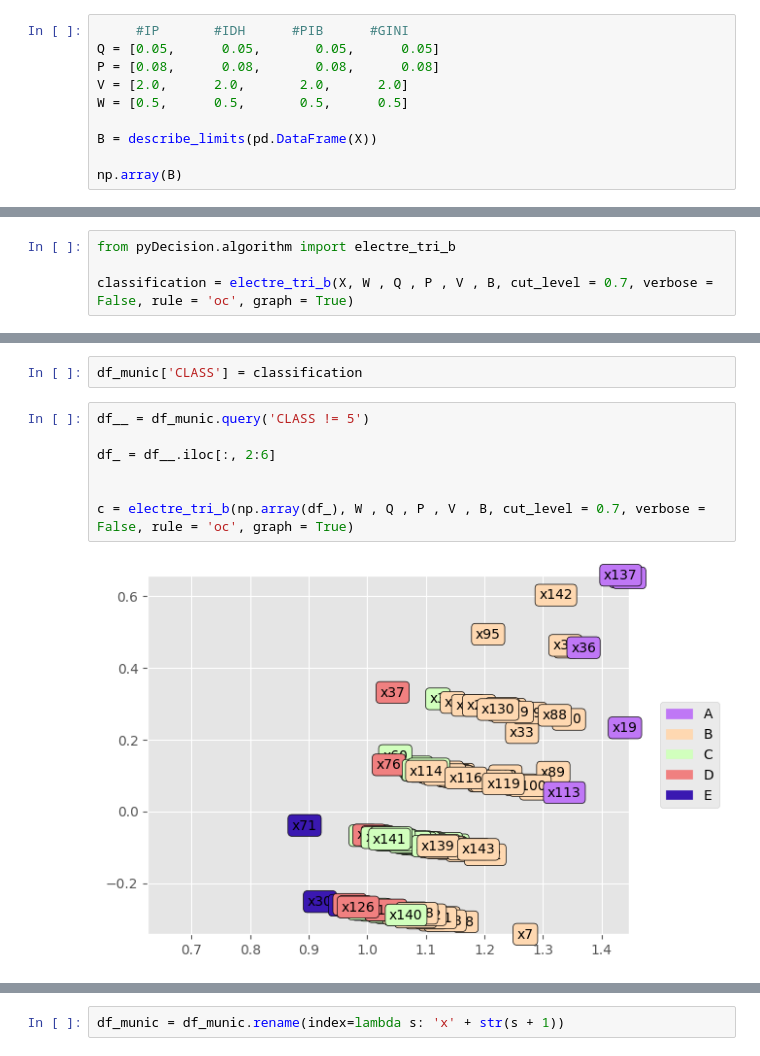
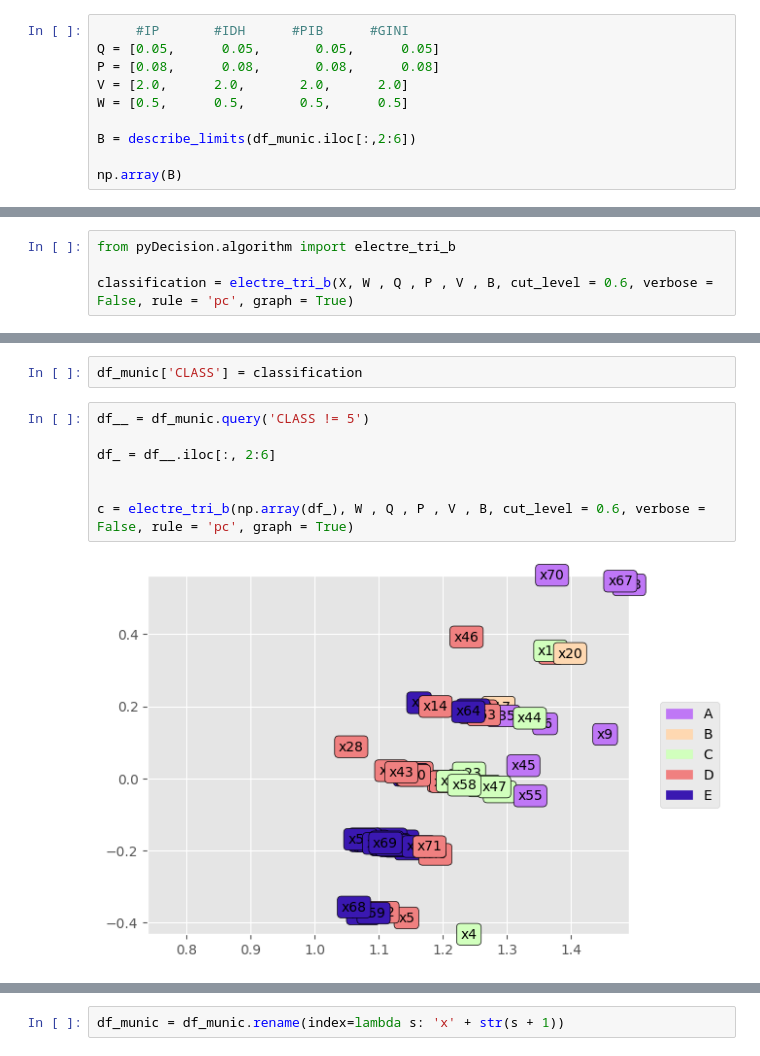
Before and after one commit to jlucioDev/woman_victims_v2, a Jupyter notebook: main.ipynb, the cells around one changed output, grey strips where cells are left out. Saved outputs shown, nothing was run; the diff lists cells and outputs as text.

```diff
--- a/main.ipynb
+++ b/main.ipynb
@@ -283,7 +328,7 @@ P = [0.08,      0.08,       0.08,      0.08]
 V = [2.0,      2.0,       2.0,      2.0]
 W = [0.5,      0.5,       0.5,      0.5]
 
-B = describe_limits(pd.DataFrame(X))
+B = describe_limits(df_munic.iloc[:,2:6])
 
 np.array(B)
 # %% [output]
@@ -315,5 +360,5 @@ df_munic.query('PIB < 0.0101')
 # %%
 from pyDecision.algorithm import electre_tri_b
 
-classification = electre_tri_b(X, W , Q , P , V , B, cut_level = 0.7, verbose = False, rule = 'oc', graph = True)
+classification = electre_tri_b(X, W , Q , P , V , B, cut_level = 0.6, verbose = False, rule = 'pc', graph = True)
 # %% [output]
@@ -327,12 +372,12 @@ df_munic['CLASS'] = classification
 # %%
 df__ = df_munic.query('CLASS != 5')
 
 df_ = df__.iloc[:, 2:6]
 
 
-c = electre_tri_b(np.array(df_), W , Q , P , V , B, cut_level = 0.7, verbose = False, rule = 'oc', graph = True)
+c = electre_tri_b(np.array(df_), W , Q , P , V , B, cut_level = 0.6, verbose = False, rule = 'pc', graph = True)
 # %% [output]
-[figure, old version]
+[figure, new version]
 # %%
 np.array(df_)
 # %% [output]
```
Also changed, not shown: parts of 19 cells of this notebook.
